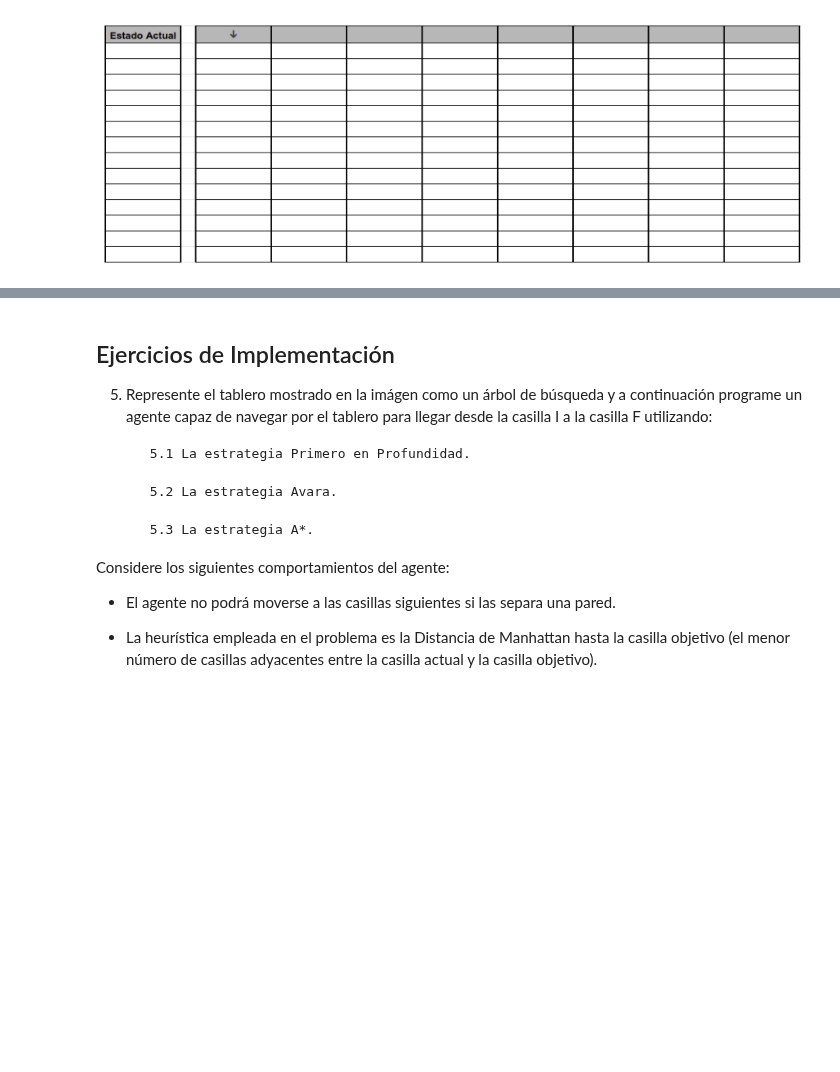
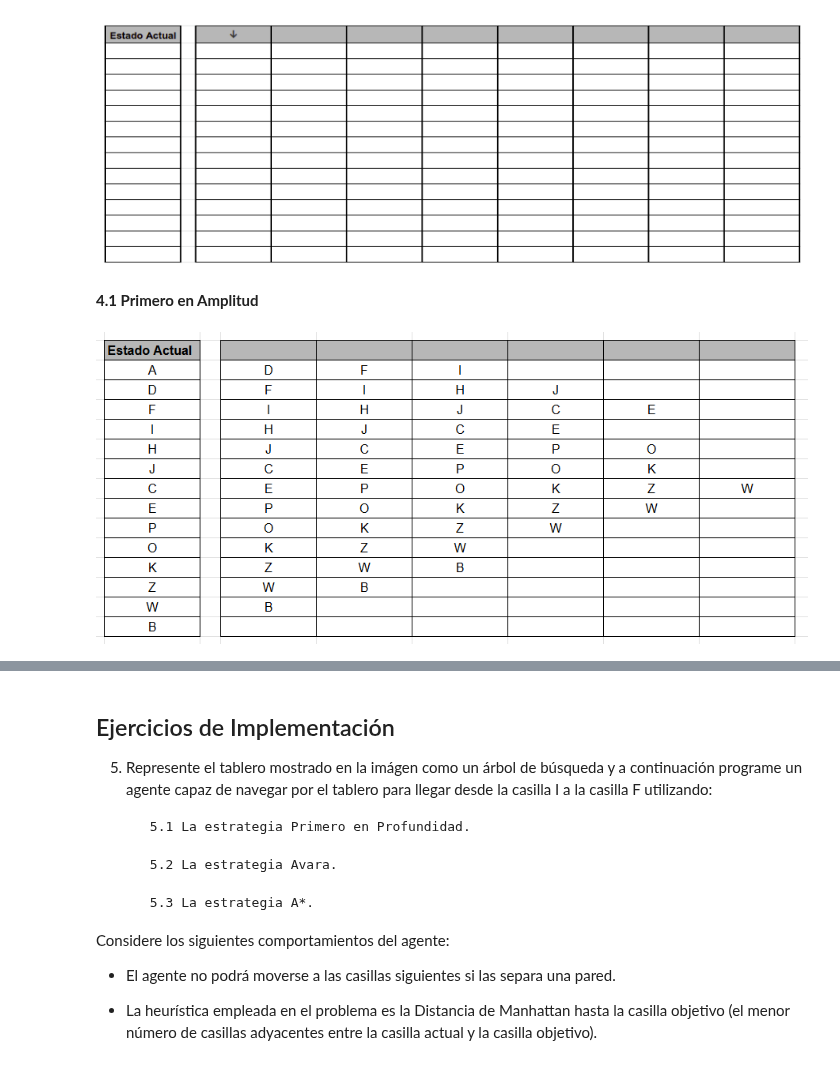
Before and after one commit to Mercedesf/Grupo4-IA1, a Jupyter notebook: TP2/TP2(1).ipynb, the cells around one changed output, grey strips where cells are left out. Saved outputs shown, nothing was run; the diff lists cells and outputs as text; code cells hidden in the pictures; blank space fills up the shorter version.

```diff
--- a/TP2/TP2(1).ipynb
+++ b/TP2/TP2(1).ipynb
@@ -64,3 +66,12 @@ plt.axis('off')
 plt.show()
 # %% [output]
 [figure]
+# %% [markdown]
+**4.1 Primero en Amplitud**
+# %%
+from IPython.display import Image, display
+
+# Para mostrar una imagen guardada en tu computadora
+display(Image(filename=r'C:\Users\merce\OneDrive\Imágenes\Screenshots\41.png'))
+# %% [output]
+[figure, added]
```
Also changed, not shown: parts of 16 cells of this notebook.
